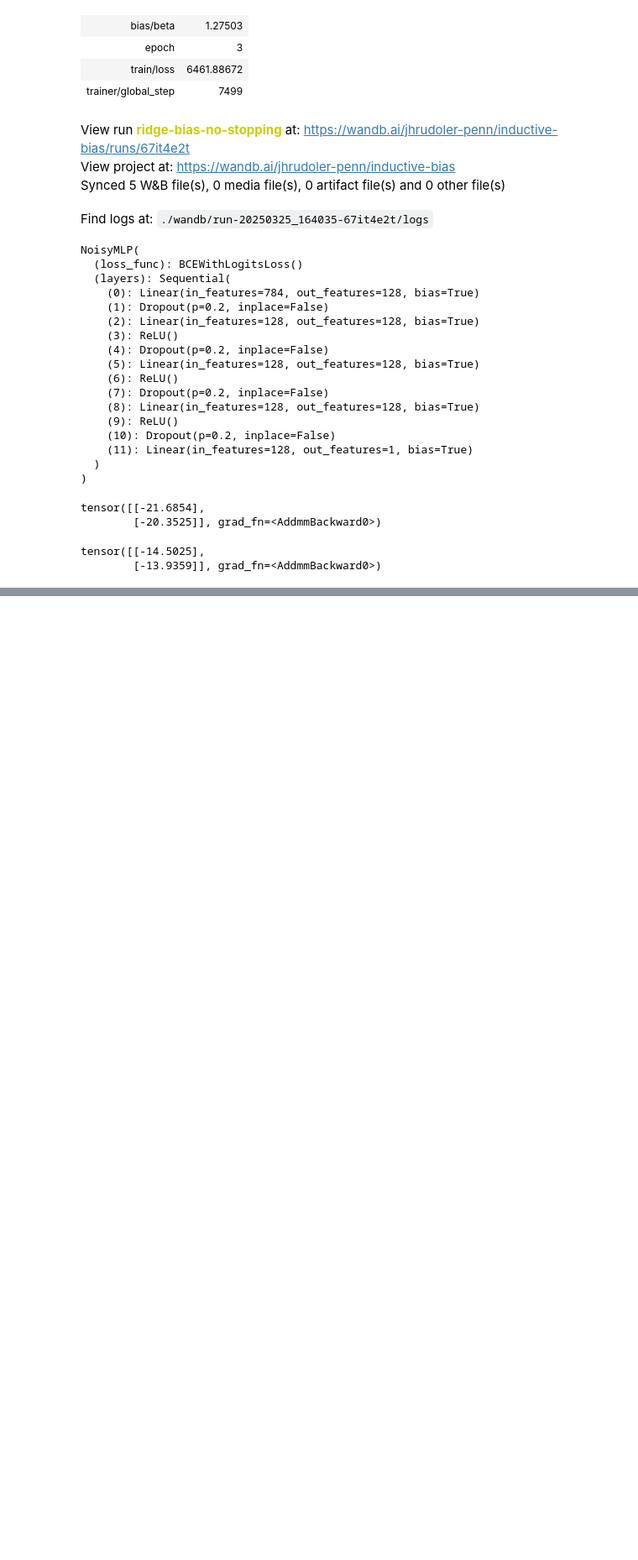
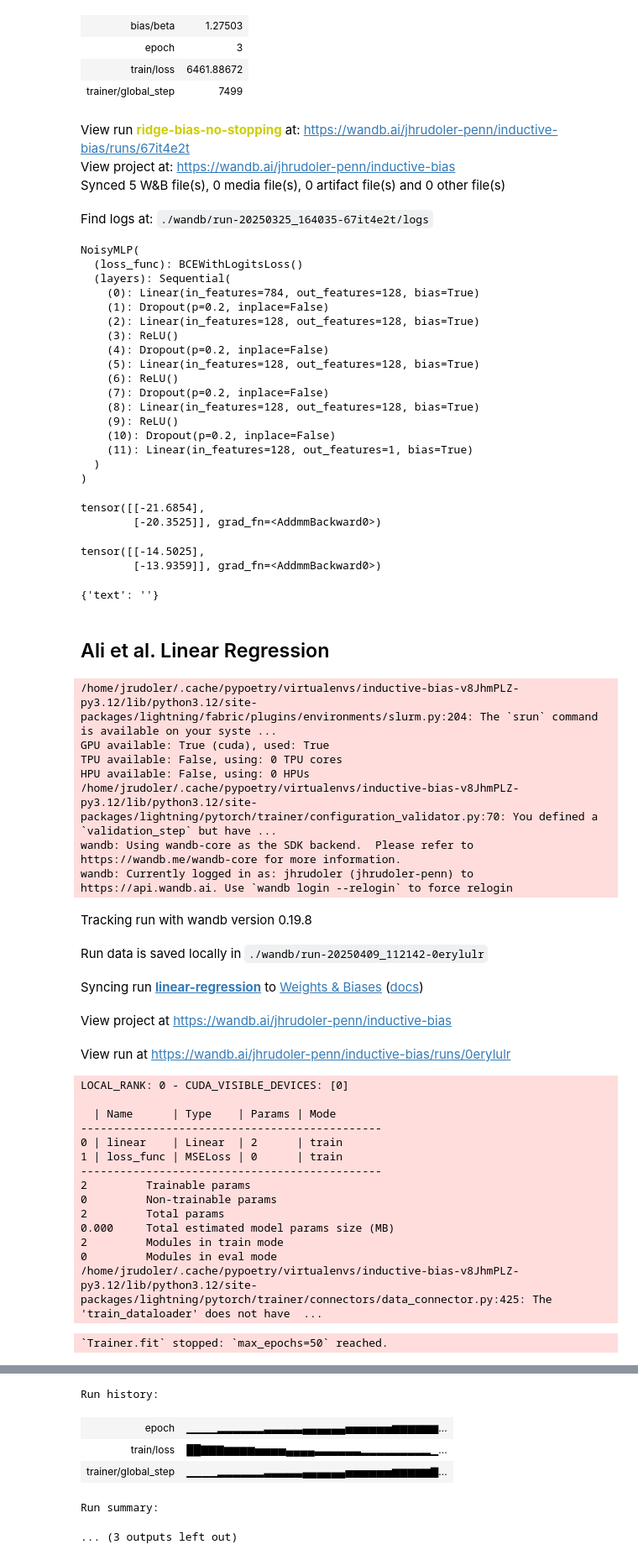
Before and after one commit to jrudoler/estimating-implicit-regularization, a Jupyter notebook: learn-inductive-bias.ipynb, the cells around one changed output, grey strips where cells are left out. Shown at 84% size. Cells and saved outputs as stored; diff of their text form; code cells hidden in the pictures; blank space fills up the shorter version.

```diff
--- a/learn-inductive-bias.ipynb
+++ b/learn-inductive-bias.ipynb
@@ -699,0 +725,71 @@ tensor([[-14.5025],
+# %%
+wiki_train.dataset[0]
+# %% [output]
+{'text': ''}
+# %% [markdown]
+## Ali et al. Linear Regression
+# %%
+from core.models import LinearRegression
+from core.data import FullBatchDataModule
+
+# set seed ensure reproducibility
+torch.manual_seed(56)
+# deterministic behavior
+torch.use_deterministic_algorithms(False)
+
+p = 2 # input dimension / number of features
+N = 1000 # number of samples
+X = torch.randn(N, p)
+# X = torch.diag(torch.randn(p))
+betas = 3 * torch.randn(p)
+y = X @ betas
+dm = FullBatchDataModule(X, y)
+
+eps = 1e-2
+linear_model = LinearRegression(input_dim=p, output_dim=1, lr=eps, fit_intercept=False, init_zeros=True)
+wandb_logger = WandbLogger(
+    project="inductive-bias", name="linear-regression", log_model=False
+)
+
+lm_trainer = Trainer(
+    max_epochs=50,
+    accumulate_grad_batches=1,
+    log_every_n_steps=1,
+    logger=wandb_logger,
+    callbacks=[
+        WandBCallback(),
+        EarlyStopping(monitor="train/loss", patience=5, mode="min"),
+    ],
+    accelerator=device,
+    devices=n_devices,
+)
+lm_trainer.fit(linear_model, dm)
+wandb.finish()
+# %% [output]
+/home/jrudoler/.cache/pypoetry/virtualenvs/inductive-bias-v8JhmPLZ-py3.12/lib/python3.12/site-packages/lightning/fabric/plugins/environments/slurm.py:204: The `srun` command is available on your syste ...
+GPU available: True (cuda), used: True
+TPU available: False, using: 0 TPU cores
+HPU available: False, using: 0 HPUs
+/home/jrudoler/.cache/pypoetry/virtualenvs/inductive-bias-v8JhmPLZ-py3.12/lib/python3.12/site-packages/lightning/pytorch/trainer/configuration_validator.py:70: You defined a `validation_step` but have ...
+wandb: Using wandb-core as the SDK backend.  Please refer to https://wandb.me/wandb-core for more information.
+wandb: Currently logged in as: jhrudoler (jhrudoler-penn) to https://api.wandb.ai. Use `wandb login --relogin` to force relogin
+Tracking run with wandb version 0.19.8
+Run data is saved locally in ./wandb/run-20250409_112142-0erylulr
+Syncing run linear-regression to Weights & Biases (docs)
+View project at https://wandb.ai/jhrudoler-penn/inductive-bias
+View run at https://wandb.ai/jhrudoler-penn/inductive-bias/runs/0erylulr
+LOCAL_RANK: 0 - CUDA_VISIBLE_DEVICES: [0]
+
+  | Name      | Type    | Params | Mode
+----------------------------------------------
+0 | linear    | Linear  | 2      | train
+1 | loss_func | MSELoss | 0      | train
+----------------------------------------------
+2         Trainable params
+0         Non-trainable params
+2         Total params
+0.000     Total estimated model params size (MB)
+2         Modules in train mode
+0         Modules in eval mode
+/home/jrudoler/.cache/pypoetry/virtualenvs/inductive-bias-v8JhmPLZ-py3.12/lib/python3.12/site-packages/lightning/pytorch/trainer/connectors/data_connector.py:425: The 'train_dataloader' does not have  ...
+`Trainer.fit` stopped: `max_epochs=50` reached.
@@ -699,0 +797,6 @@ tensor([[-14.5025],
+Run history:
+| epoch | ▁▁▁▁▂▂▂▂▂▂▃▃▃▃▃▄▄▄▄▄▄▅▅▅▅▅▅▆▆▆▆▆▆... |
+| train/loss | ██▇▇▇▆▆▆▆▅▅▅▅▄▄▄▄▃▃▃▃▃▃▂▂▂▂▂▂▂▂▂▁... |
+| trainer/global_step | ▁▁▁▁▂▂▂▂▂▂▃▃▃▃▃▄▄▄▄▄▄▅▅▅▅▅▅▆▆▆▆▆▇... |
+Run summary:
+... (3 outputs left out)
```
Also changed, not shown: parts of 13 cells of this notebook, 5 other files.
